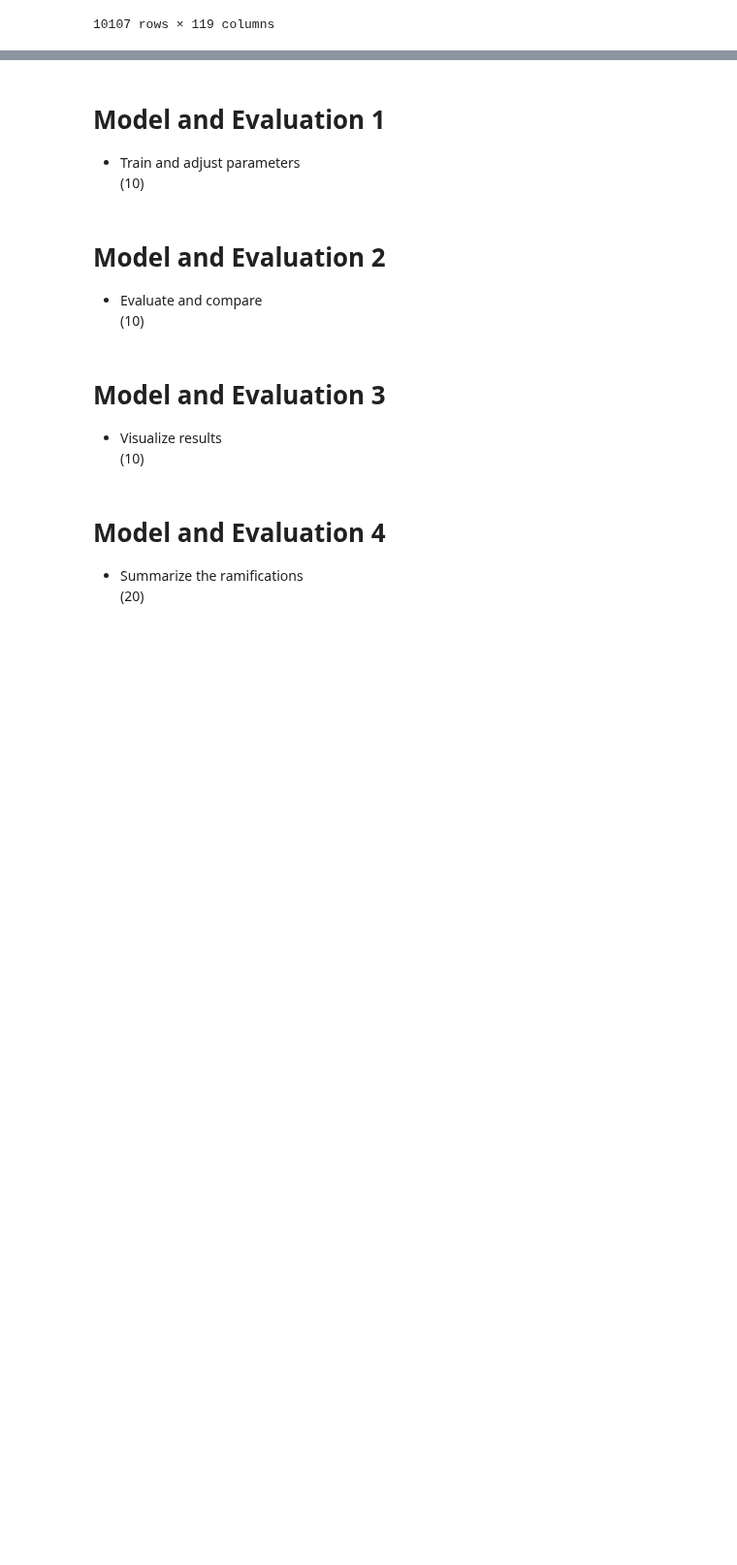
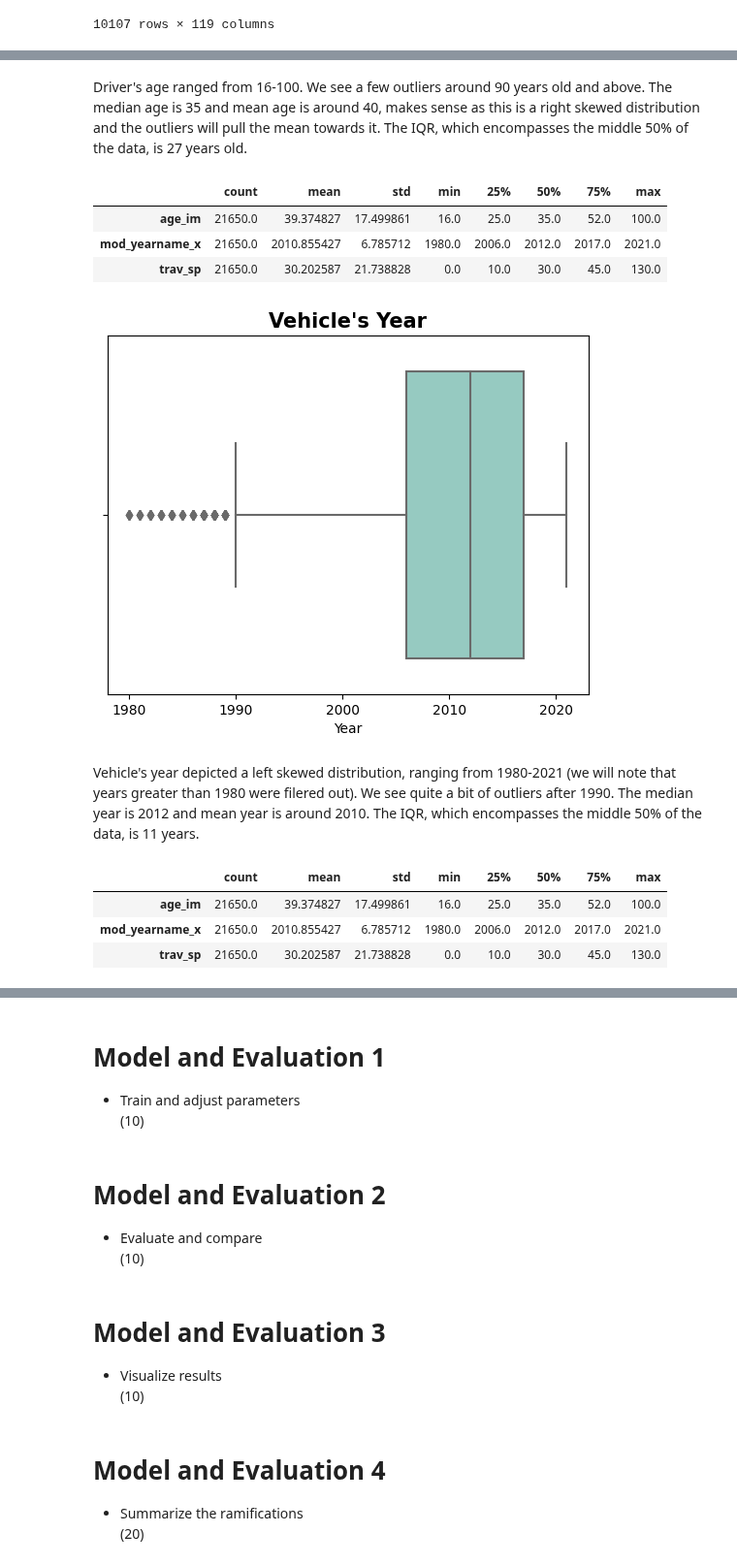
Before and after one commit to BradenAnderson/Accident_Severity_Prediction, a Jupyter notebook: Lab3_draft.ipynb, the cells around one changed output, grey strips where cells are left out. Shown at 97% size. Saved outputs shown, nothing was run; the diff lists cells and outputs as text; code cells hidden in the pictures; blank space fills up the shorter version.

```diff
--- a/Lab3_draft.ipynb
+++ b/Lab3_draft.ipynb
@@ -1435,0 +1479,24 @@ display(test_pp_df)
+# %% [markdown]
+Driver's age ranged from 16-100. We see a few outliers around 90 years old and above. The median age is 35 and mean age is around 40, makes sense as this is a right skewed distribution and the outliers will pull the mean towards it. The IQR, which encompasses the middle 50% of the data, is 27 years old.
+# %%
+eda.describe().T
+# %% [output]
+|  | count | mean | std | min | 25% | 50% | 75% | max |
+| age_im | 21650.0 | 39.374827 | 17.499861 | 16.0 | 25.0 | 35.0 | 52.0 | 100.0 |
+| mod_yearname_x | 21650.0 | 2010.855427 | 6.785712 | 1980.0 | 2006.0 | 2012.0 | 2017.0 | 2021.0 |
+| trav_sp | 21650.0 | 30.202587 | 21.738828 | 0.0 | 10.0 | 30.0 | 45.0 | 130.0 |
+# %%
+sns.boxplot(x=eda["mod_yearname_x"], palette="Set3");
+plt.xlabel('Year')
+plt.title("Vehicle's Year", weight = 1000, fontsize=15);
+# %% [output]
+[figure, added]
+# %% [markdown]
+Vehicle's year depicted a left skewed distribution, ranging from 1980-2021 (we will note that years greater than 1980 were filered out). We see quite a bit of outliers after 1990. The median year is 2012 and mean year is around 2010. The IQR, which encompasses the middle 50% of the data, is 11 years.
+# %%
+eda.describe().T
+# %% [output]
+|  | count | mean | std | min | 25% | 50% | 75% | max |
+| age_im | 21650.0 | 39.374827 | 17.499861 | 16.0 | 25.0 | 35.0 | 52.0 | 100.0 |
+| mod_yearname_x | 21650.0 | 2010.855427 | 6.785712 | 1980.0 | 2006.0 | 2012.0 | 2017.0 | 2021.0 |
+| trav_sp | 21650.0 | 30.202587 | 21.738828 | 0.0 | 10.0 | 30.0 | 45.0 | 130.0 |
```
Also changed, not shown: parts of 63 cells of this notebook.
